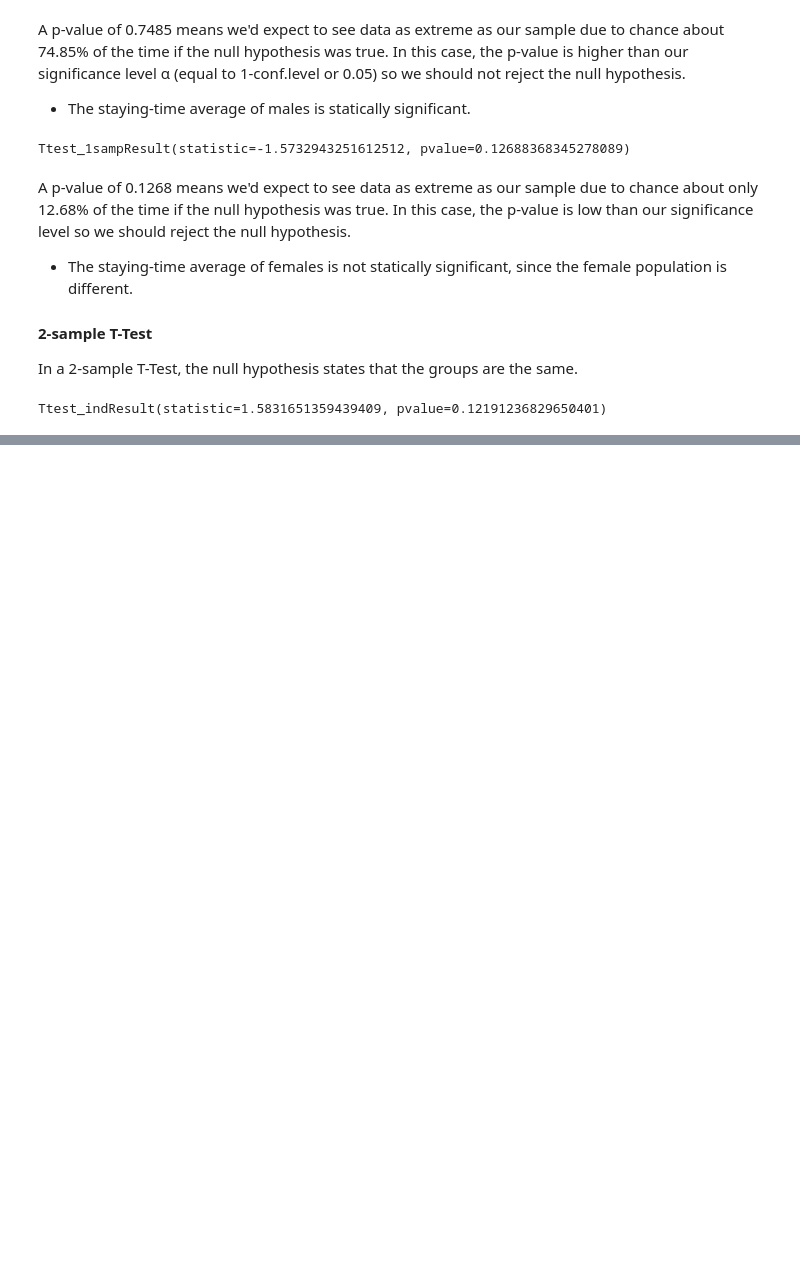
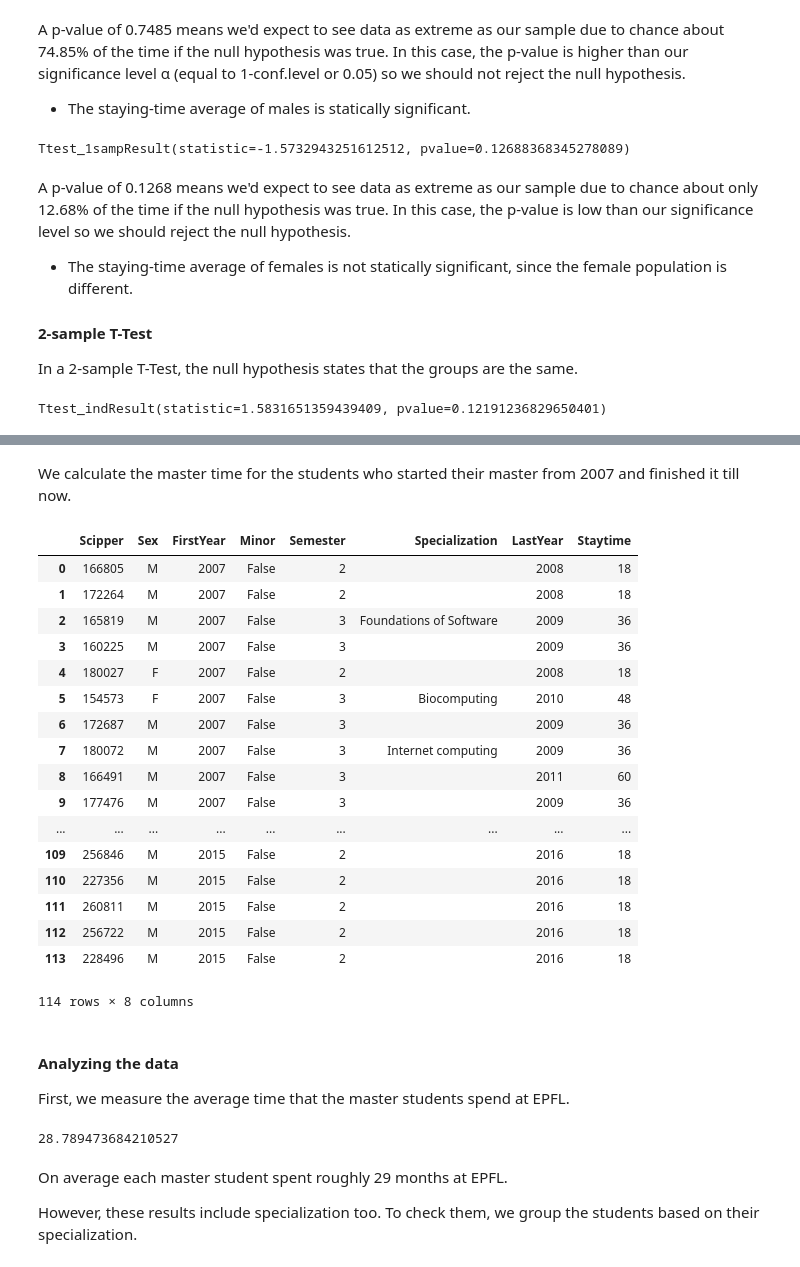
Before and after one commit to amirsh/ada-ana, a Jupyter notebook: HW2-notebooks/hw2.ipynb, the cells around one changed output, grey strips where cells are left out. Drawn from its saved outputs; the diff is of its cells as text; code cells hidden in the pictures; blank space fills up the shorter version.

```diff
--- a/HW2-notebooks/hw2.ipynb
+++ b/HW2-notebooks/hw2.ipynb
@@ -272,0 +336,5 @@ The test yields a p-value of 0.1219, which means there is a 12.19% chance we wou
+# %%
+master_project = ms_data[ms_data.Semester != 1]
+year = master_project['Year'].str.split('-',expand=True)
+master_project.Year = np.where(master_project['Semester']==2, year[0].astype(int), year[1].astype(int))
+master_project
@@ -272,0 +373,8 @@ The test yields a p-value of 0.1219, which means there is a 12.19% chance we wou
+# %%
+master_semester1 = master_semester1.sort_values("Year")
+master_semester1 = master_semester1.drop_duplicates("Scipper", keep='first')
+master_semester1.rename(columns = {'Year':'FirstYear'}, inplace=True)
+master_semester1.drop('Specialization',axis=1, inplace=True)
+master_semester1.drop('Minor',axis=1, inplace=True)
+master_semester1.drop('Semester', axis=1, inplace=True)
+master_semester1
@@ -272,0 +408,5 @@ The test yields a p-value of 0.1219, which means there is a 12.19% chance we wou
+# %%
+master_project = master_project.sort_values("Year")
+master_project = master_project.drop_duplicates("Scipper", keep='last')
+master_project.rename(columns = {'Year':'LastYear'}, inplace=True)
+master_project
@@ -272,0 +434,3 @@ The test yields a p-value of 0.1219, which means there is a 12.19% chance we wou
+# %%
+ms = pd.merge(master_semester1,master_project, how='inner')
+ms
@@ -272,0 +456,37 @@ The test yields a p-value of 0.1219, which means there is a 12.19% chance we wou
+# %% [markdown]
+We calculate the master time for the students who started their master from 2007 and finished it till now.
+# %%
+ms['Staytime'] = (ms.LastYear - ms.FirstYear)*12 + (ms.Semester-1)*6
+## The first semester is Fall, the semester 2 shows Fall semester, and the semester 3 shows the Spring one
+ms
+# %% [output]
+|  | Scipper | Sex | FirstYear | Minor | Semester | Specialization | LastYear | Staytime |
+| 0 | 166805 | M | 2007 | False | 2 |  | 2008 | 18 |
+| 1 | 172264 | M | 2007 | False | 2 |  | 2008 | 18 |
+| 2 | 165819 | M | 2007 | False | 3 | Foundations of Software | 2009 | 36 |
+| 3 | 160225 | M | 2007 | False | 3 |  | 2009 | 36 |
+| 4 | 180027 | F | 2007 | False | 2 |  | 2008 | 18 |
+| 5 | 154573 | F | 2007 | False | 3 | Biocomputing | 2010 | 48 |
+| 6 | 172687 | M | 2007 | False | 3 |  | 2009 | 36 |
+| 7 | 180072 | M | 2007 | False | 3 | Internet computing | 2009 | 36 |
+| 8 | 166491 | M | 2007 | False | 3 |  | 2011 | 60 |
+| 9 | 177476 | M | 2007 | False | 3 |  | 2009 | 36 |
+| ... | ... | ... | ... | ... | ... | ... | ... | ... |
+| 109 | 256846 | M | 2015 | False | 2 |  | 2016 | 18 |
+| 110 | 227356 | M | 2015 | False | 2 |  | 2016 | 18 |
+| 111 | 260811 | M | 2015 | False | 2 |  | 2016 | 18 |
+| 112 | 256722 | M | 2015 | False | 2 |  | 2016 | 18 |
+| 113 | 228496 | M | 2015 | False | 2 |  | 2016 | 18 |
+114 rows × 8 columns
+# %% [markdown]
+#### Analyzing the data
+
+First, we measure the average time that the master students spend at EPFL.
+# %%
+ms['Staytime'].mean()
+# %% [output]
+28.789473684210527
+# %% [markdown]
+On average each master student spent roughly 29 months at EPFL.
+
+However, these results include specialization too. To check them, we group the students based on their specialization.
```
Also changed, not shown: parts of 28 cells of this notebook, 1 other file.
